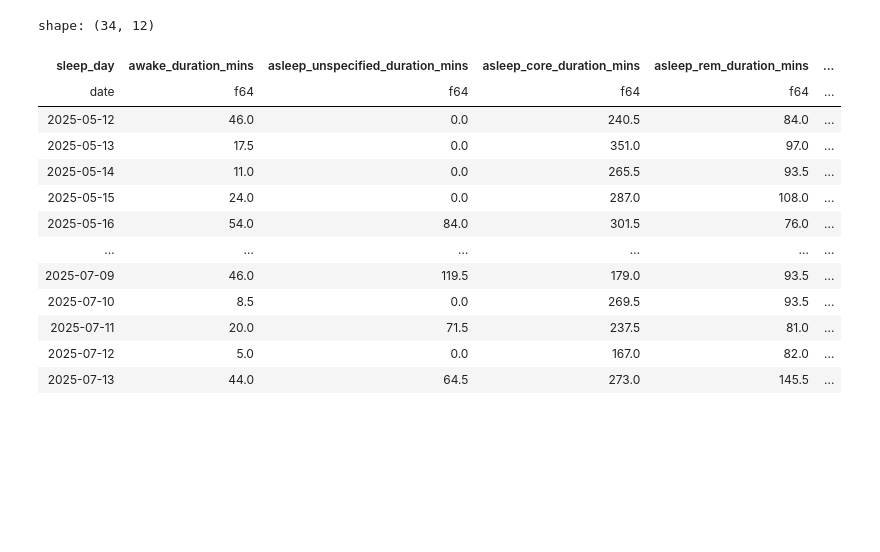
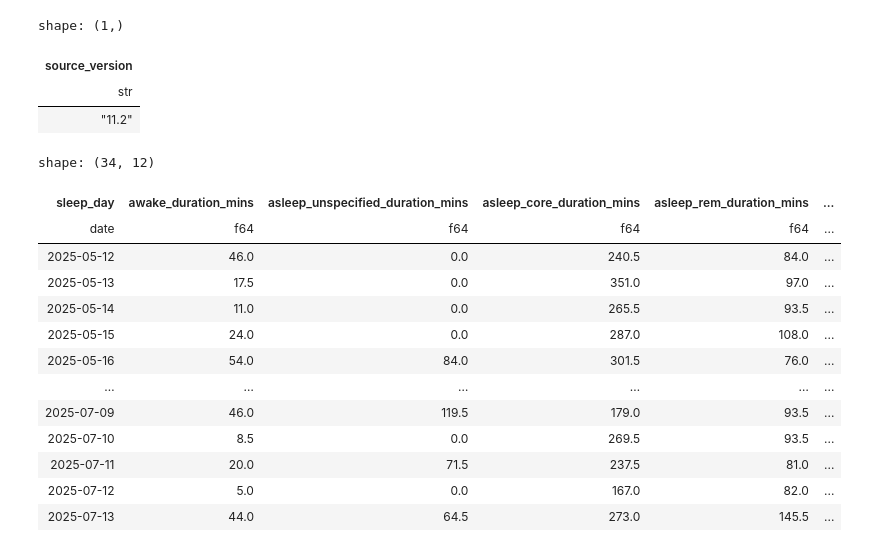
Before and after one commit to cezary17/nof1-analysis-py, a Jupyter notebook: analysis/load_and_clean_sleep_data.ipynb, the cells around one changed output. Drawn from its saved outputs; the diff is of its cells as text; code cells hidden in the pictures; blank space fills up the shorter version.

```diff
--- a/analysis/load_and_clean_sleep_data.ipynb
+++ b/analysis/load_and_clean_sleep_data.ipynb
@@ -60,23 +60,29 @@ shape: (28_718, 17)
 # %%
 main_experiment_df = df.filter(
     ((pl.col("start_date_parsed_utc") >= experiment_start_date) & (pl.col("end_date_parsed_utc") <= experiment_end_date))
     | ((pl.col("start_date_parsed_utc") >= additional_week_start_date) & (pl.col("end_date_parsed_utc") <= additional_week_end_date))
 )
 main_experiment_df = main_experiment_df.with_columns(
     pl.when(pl.col("start_date_parsed_utc").dt.hour() < 20)
     .then(pl.col("start_date_parsed_utc").dt.date())
     .otherwise(pl.col("start_date_parsed_utc").dt.date() + pl.duration(days=1))
     .alias("sleep_day")
 ).with_columns(
     pl.col("sleep_day").dt.week().alias("calendar_week")
 ).with_columns(
     pl.when(pl.col("calendar_week").is_in(TREATMENT_WEEKS))
     .then(pl.lit("treatment"))
     .when(pl.col("calendar_week").is_in(CONTROL_WEEKS))
     .then(pl.lit("control"))
     .otherwise(pl.lit("outside_experiment"))
     .alias("experiment_group")
 )
+main_experiment_df["source_version"].unique()
+# %% [output]
+shape: (1,)
+| source_version |
+| str |
+| "11.2" |
 # %%
 additional_week_data = main_experiment_df.filter(
     (pl.col("sleep_day") >= pl.date(2025, 6, 3)) &
```
Also changed, not shown: 5 other files.
